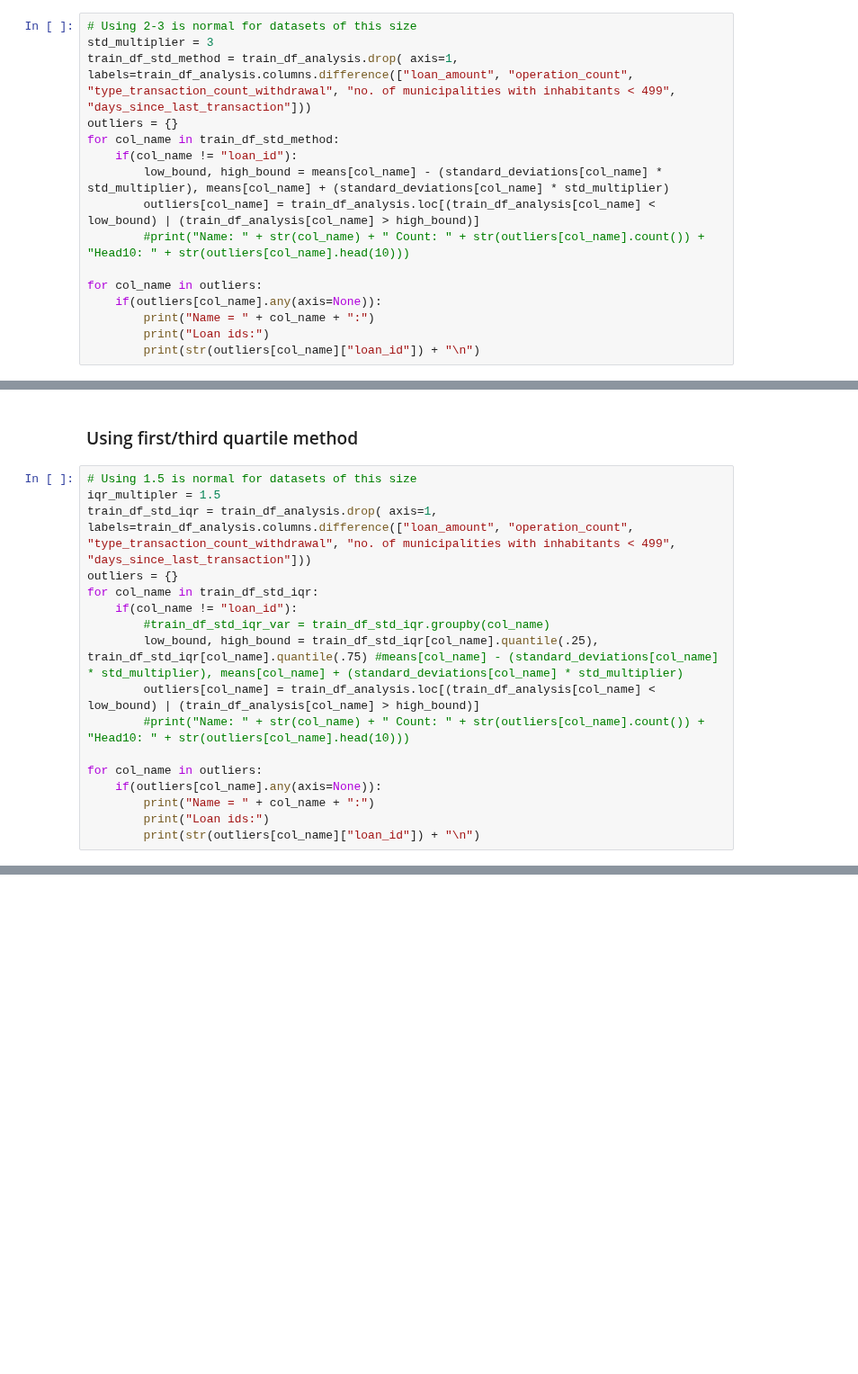
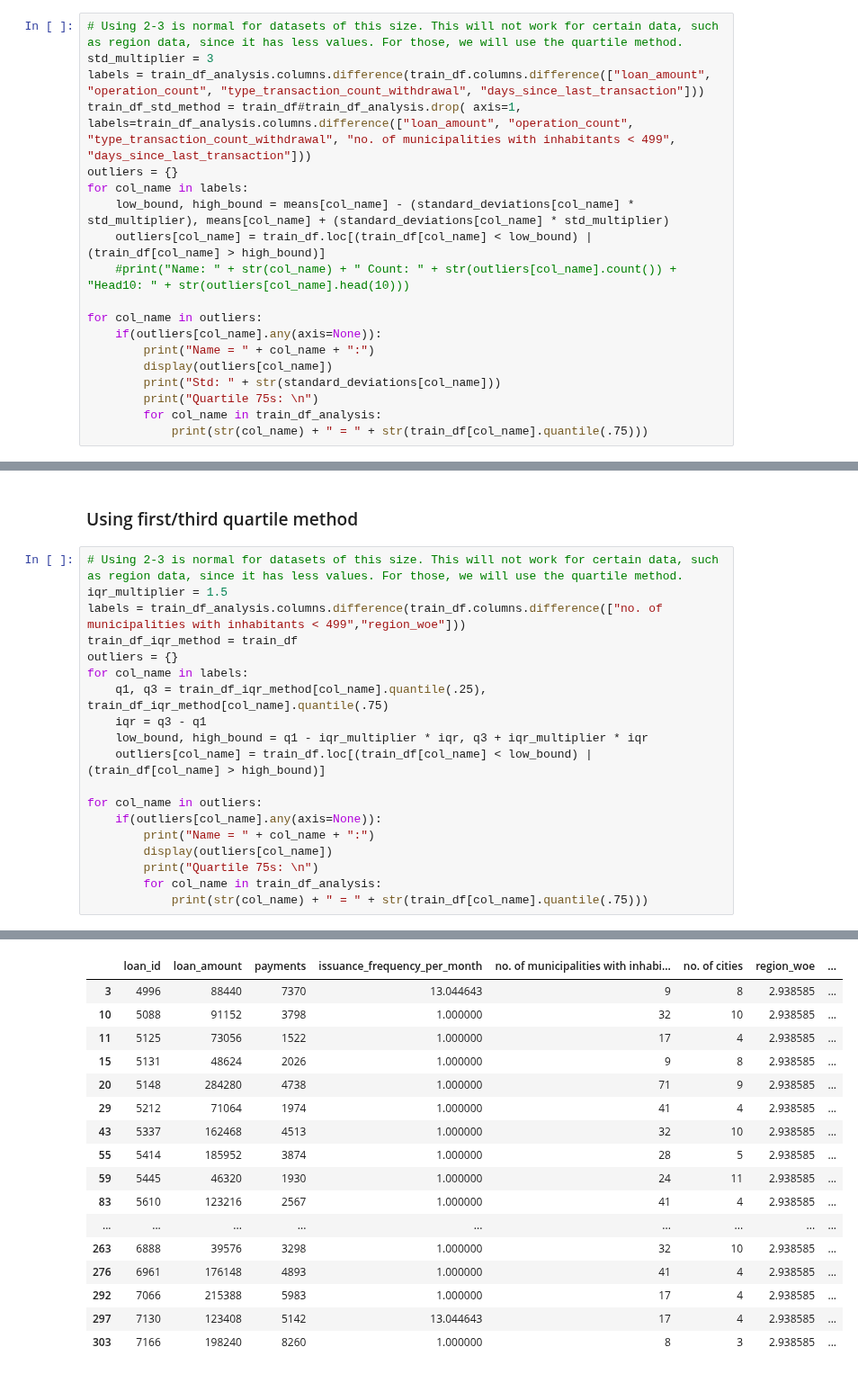
Before and after one commit to Educorreia932/FEUP-AC, a Jupyter notebook: Data Mining Project/notebooks/analysis.ipynb, the cells around one changed output, grey strips where cells are left out. Shown at 90% size. Saved outputs shown, nothing was run; the diff lists cells and outputs as text; blank space fills up the shorter version.

```diff
--- a/Data Mining Project/notebooks/analysis.ipynb
+++ b/Data Mining Project/notebooks/analysis.ipynb
@@ -117,19 +119,22 @@ plt.show()
 ## Outliar detection methods
 ### Standard deviation method
 # %%
-# Using 2-3 is normal for datasets of this size
+# Using 2-3 is normal for datasets of this size. This will not work for certain data, such as region data, since it has less values. For those, we will use the quartile method.
 std_multiplier = 3
-train_df_std_method = train_df_analysis.drop( axis=1, labels=train_df_analysis.columns.difference(["loan_amount", "operation_count", "type_transaction_count_withdrawal", "no. of municipalities with inhabitants < 499", "days_since_last_transaction"]))
+labels = train_df_analysis.columns.difference(train_df.columns.difference(["loan_amount", "operation_count", "type_transaction_count_withdrawal", "days_since_last_transaction"]))
+train_df_std_method = train_df#train_df_analysis.drop( axis=1, labels=train_df_analysis.columns.difference(["loan_amount", "operation_count", "type_transaction_count_withdrawal", "no. of municipalities with inhabitants < 499", "days_since_last_transaction"]))
 outliers = {}
-for col_name in train_df_std_method:
-    if(col_name != "loan_id"):
-        low_bound, high_bound = means[col_name] - (standard_deviations[col_name] * std_multiplier), means[col_name] + (standard_deviations[col_name] * std_multiplier)
-        outliers[col_name] = train_df_analysis.loc[(train_df_analysis[col_name] < low_bound) | (train_df_analysis[col_name] > high_bound)]
-        #print("Name: " + str(col_name) + " Count: " + str(outliers[col_name].count()) + "Head10: " + str(outliers[col_name].head(10)))
+for col_name in labels:
+    low_bound, high_bound = means[col_name] - (standard_deviations[col_name] * std_multiplier), means[col_name] + (standard_deviations[col_name] * std_multiplier)
+    outliers[col_name] = train_df.loc[(train_df[col_name] < low_bound) | (train_df[col_name] > high_bound)]
+    #print("Name: " + str(col_name) + " Count: " + str(outliers[col_name].count()) + "Head10: " + str(outliers[col_name].head(10)))
 
 for col_name in outliers:
     if(outliers[col_name].any(axis=None)):
         print("Name = " + col_name + ":")
-        print("Loan ids:")
-        print(str(outliers[col_name]["loan_id"]) + "\n")
+        display(outliers[col_name])
+        print("Std: " + str(standard_deviations[col_name]))
+        print("Quartile 75s: \n")
+        for col_name in train_df_analysis:
+            print(str(col_name) + " = " + str(train_df[col_name].quantile(.75)))
 # %% [output]
@@ -153,20 +201,22 @@ Name: loan_id, dtype: int64
 # %% [markdown]
 ### Using first/third quartile method
 # %%
-# Using 1.5 is normal for datasets of this size
-iqr_multipler = 1.5
-train_df_std_iqr = train_df_analysis.drop( axis=1, labels=train_df_analysis.columns.difference(["loan_amount", "operation_count", "type_transaction_count_withdrawal", "no. of municipalities with inhabitants < 499", "days_since_last_transaction"]))
+# Using 2-3 is normal for datasets of this size. This will not work for certain data, such as region data, since it has less values. For those, we will use the quartile method.
+iqr_multiplier = 1.5
+labels = train_df_analysis.columns.difference(train_df.columns.difference(["no. of municipalities with inhabitants < 499","region_woe"]))
+train_df_iqr_method = train_df
 outliers = {}
-for col_name in train_df_std_iqr:
-    if(col_name != "loan_id"):
-        #train_df_std_iqr_var = train_df_std_iqr.groupby(col_name)
-        low_bound, high_bound = train_df_std_iqr[col_name].quantile(.25), train_df_std_iqr[col_name].quantile(.75) #means[col_name] - (standard_deviations[col_name] * std_multiplier), means[col_name] + (standard_deviations[col_name] * std_multiplier)
-        outliers[col_name] = train_df_analysis.loc[(train_df_analysis[col_name] < low_bound) | (train_df_analysis[col_name] > high_bound)]
-        #print("Name: " + str(col_name) + " Count: " + str(outliers[col_name].count()) + "Head10: " + str(outliers[col_name].head(10)))
+for col_name in labels:
+    q1, q3 = train_df_iqr_method[col_name].quantile(.25), train_df_iqr_method[col_name].quantile(.75)
+    iqr = q3 - q1
+    low_bound, high_bound = q1 - iqr_multiplier * iqr, q3 + iqr_multiplier * iqr
+    outliers[col_name] = train_df.loc[(train_df[col_name] < low_bound) | (train_df[col_name] > high_bound)]
 
 for col_name in outliers:
     if(outliers[col_name].any(axis=None)):
         print("Name = " + col_name + ":")
-        print("Loan ids:")
-        print(str(outliers[col_name]["loan_id"]) + "\n")
+        display(outliers[col_name])
+        print("Quartile 75s: \n")
+        for col_name in train_df_analysis:
+            print(str(col_name) + " = " + str(train_df[col_name].quantile(.75)))
 # %% [output]
@@ -189,0 +245,17 @@ Name: loan_id, Length: 129, dtype: int64
+|  | loan_id | loan_amount | payments | issuance_frequency_per_month | no. of municipalities with inhabi... | no. of cities | region_woe | ... |
+| 3 | 4996 | 88440 | 7370 | 13.044643 | 9 | 8 | 2.938585 | ... |
+| 10 | 5088 | 91152 | 3798 | 1.000000 | 32 | 10 | 2.938585 | ... |
+| 11 | 5125 | 73056 | 1522 | 1.000000 | 17 | 4 | 2.938585 | ... |
+| 15 | 5131 | 48624 | 2026 | 1.000000 | 9 | 8 | 2.938585 | ... |
+| 20 | 5148 | 284280 | 4738 | 1.000000 | 71 | 9 | 2.938585 | ... |
+| 29 | 5212 | 71064 | 1974 | 1.000000 | 41 | 4 | 2.938585 | ... |
+| 43 | 5337 | 162468 | 4513 | 1.000000 | 32 | 10 | 2.938585 | ... |
+| 55 | 5414 | 185952 | 3874 | 1.000000 | 28 | 5 | 2.938585 | ... |
+| 59 | 5445 | 46320 | 1930 | 1.000000 | 24 | 11 | 2.938585 | ... |
+| 83 | 5610 | 123216 | 2567 | 1.000000 | 41 | 4 | 2.938585 | ... |
+| ... | ... | ... | ... | ... | ... | ... | ... | ... |
+| 263 | 6888 | 39576 | 3298 | 1.000000 | 32 | 10 | 2.938585 | ... |
+| 276 | 6961 | 176148 | 4893 | 1.000000 | 41 | 4 | 2.938585 | ... |
+| 292 | 7066 | 215388 | 5983 | 1.000000 | 17 | 4 | 2.938585 | ... |
+| 297 | 7130 | 123408 | 5142 | 13.044643 | 17 | 4 | 2.938585 | ... |
+| 303 | 7166 | 198240 | 8260 | 1.000000 | 8 | 3 | 2.938585 | ... |
```
Also changed, not shown: parts of 9 cells of this notebook.
